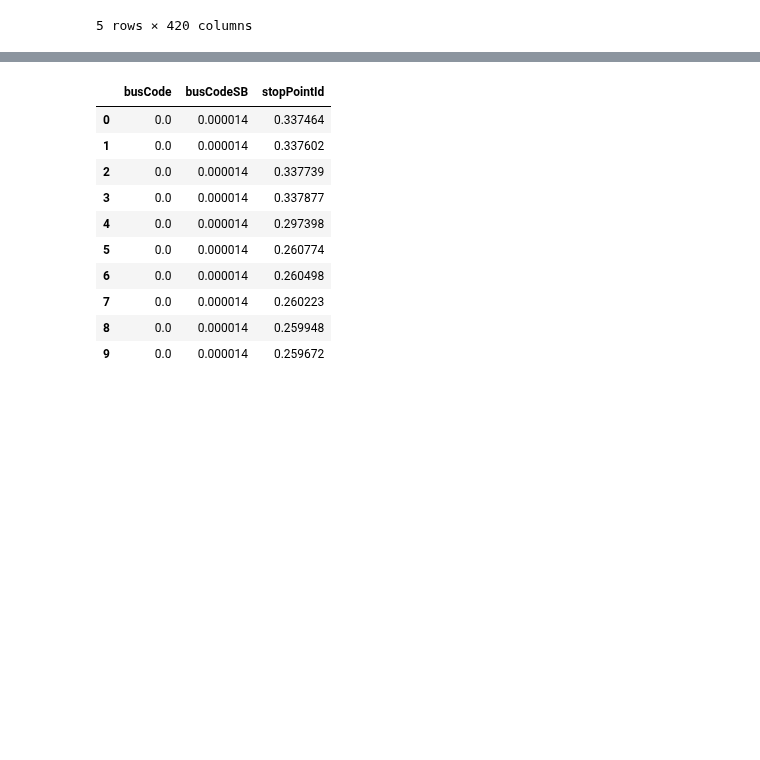
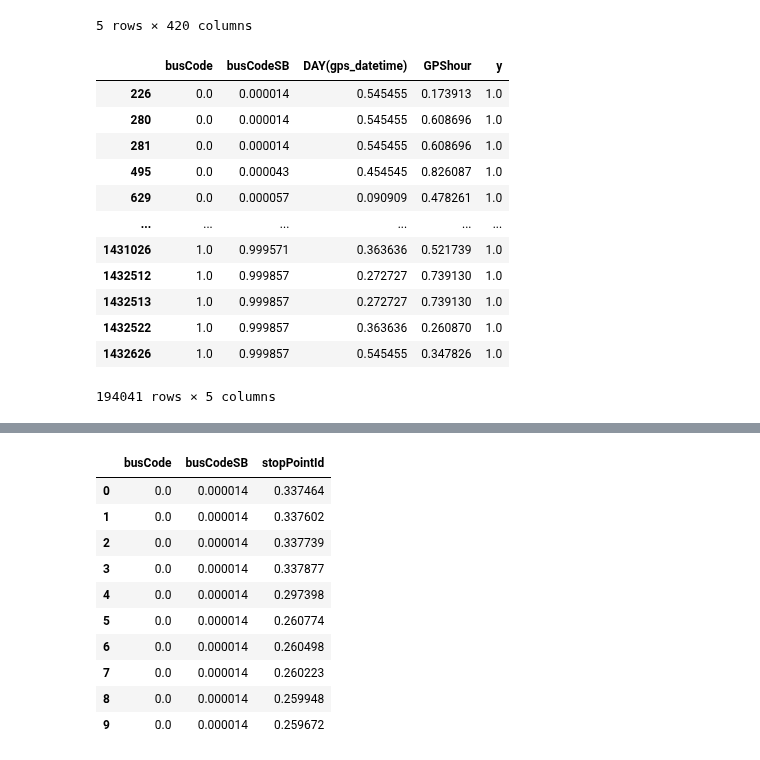
Before and after one commit to veruskasantos/INESProject, a Jupyter notebook: workspace/Model Prediction/Testing models/Multi-Step/Multi-Step.ipynb, the cells around one changed output, grey strips where cells are left out. Cells and saved outputs as stored; diff of their text form; code cells hidden in the pictures; blank space fills up the shorter version.

```diff
--- a/workspace/Model Prediction/Testing models/Multi-Step/Multi-Step.ipynb
+++ b/workspace/Model Prediction/Testing models/Multi-Step/Multi-Step.ipynb
@@ -32,6 +32,22 @@ data.head()
 | 3 | 0.118068 | 0.066667 | 0.085039 | 0.277433 | 0.509404 | 0.072900 | 0.0 | 0.000149 | ... |
 | 4 | 0.118068 | 0.066667 | 0.085053 | 0.280050 | 0.513166 | 0.077983 | 0.0 | 0.000155 | ... |
 5 rows × 420 columns
+# %%
+temp[temp.y == 1][['busCode', 'busCodeSB',"DAY(gps_datetime)", "GPShour", 'y']]
+# %% [output]
+|  | busCode | busCodeSB | DAY(gps_datetime) | GPShour | y |
+| 226 | 0.0 | 0.000014 | 0.545455 | 0.173913 | 1.0 |
+| 280 | 0.0 | 0.000014 | 0.545455 | 0.608696 | 1.0 |
+| 281 | 0.0 | 0.000014 | 0.545455 | 0.608696 | 1.0 |
+| 495 | 0.0 | 0.000043 | 0.454545 | 0.826087 | 1.0 |
+| 629 | 0.0 | 0.000057 | 0.090909 | 0.478261 | 1.0 |
+| ... | ... | ... | ... | ... | ... |
+| 1431026 | 1.0 | 0.999571 | 0.363636 | 0.521739 | 1.0 |
+| 1432512 | 1.0 | 0.999857 | 0.272727 | 0.739130 | 1.0 |
+| 1432513 | 1.0 | 0.999857 | 0.272727 | 0.739130 | 1.0 |
+| 1432522 | 1.0 | 0.999857 | 0.363636 | 0.260870 | 1.0 |
+| 1432626 | 1.0 | 0.999857 | 0.545455 | 0.347826 | 1.0 |
+194041 rows × 5 columns
 # %%
 data.sort_values(by=['busCode', "busCodeSB", "DAY(gps_datetime)", "GPShour"], inplace=True)
 data
```
Also changed, not shown: parts of 20 cells of this notebook.
